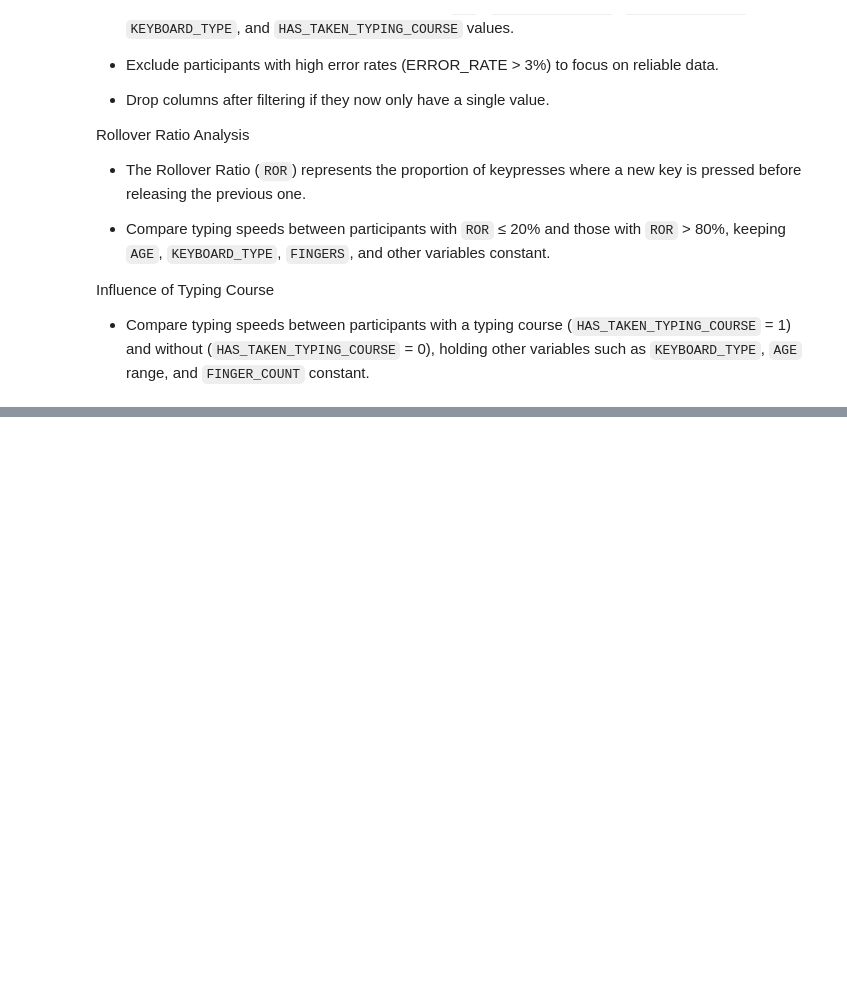
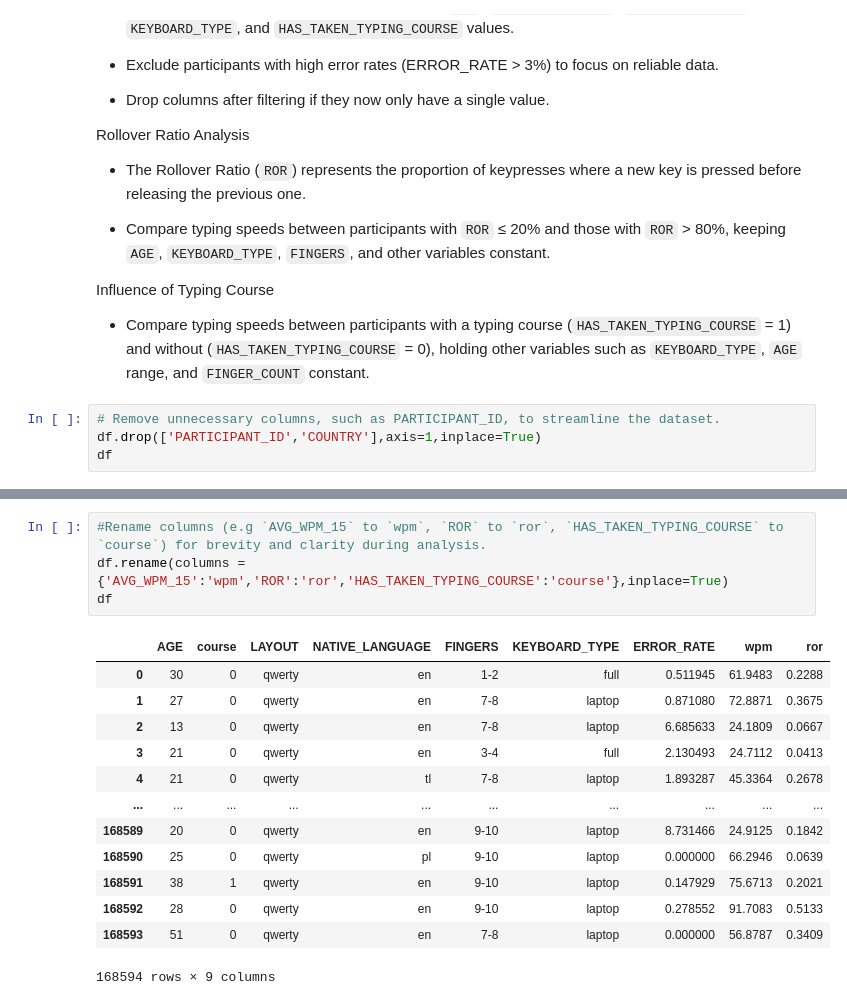
Before and after one commit to SerhatKaraarslann/Python_Data_Projects, a Jupyter notebook: Data Cleaning/typing-speeds-project/typing-speeds-project/typing-speeds.ipynb, the cells around one changed output, grey strips where cells are left out. Cells and saved outputs as stored; diff of their text form; blank space fills up the shorter version.

```diff
--- a/Data Cleaning/typing-speeds-project/typing-speeds-project/typing-speeds.ipynb
+++ b/Data Cleaning/typing-speeds-project/typing-speeds-project/typing-speeds.ipynb
@@ -68,3 +68,7 @@ Rollover Ratio Analysis
 
 Influence of Typing Course
 - Compare typing speeds between participants with a typing course (`HAS_TAKEN_TYPING_COURSE` = 1) and without (`HAS_TAKEN_TYPING_COURSE` = 0), holding other variables such as `KEYBOARD_TYPE`, `AGE` range, and `FINGER_COUNT` constant.
+# %%
+# Remove unnecessary columns, such as PARTICIPANT_ID, to streamline the dataset.
+df.drop(['PARTICIPANT_ID','COUNTRY'],axis=1,inplace=True)
+df
@@ -70,0 +89,18 @@ Influence of Typing Course
+# %%
+#Rename columns (e.g `AVG_WPM_15` to `wpm`, `ROR` to `ror`, `HAS_TAKEN_TYPING_COURSE` to `course`) for brevity and clarity during analysis.
+df.rename(columns = {'AVG_WPM_15':'wpm','ROR':'ror','HAS_TAKEN_TYPING_COURSE':'course'},inplace=True)
+df
+# %% [output]
+|  | AGE | course | LAYOUT | NATIVE_LANGUAGE | FINGERS | KEYBOARD_TYPE | ERROR_RATE | wpm | ror |
+| 0 | 30 | 0 | qwerty | en | 1-2 | full | 0.511945 | 61.9483 | 0.2288 |
+| 1 | 27 | 0 | qwerty | en | 7-8 | laptop | 0.871080 | 72.8871 | 0.3675 |
+| 2 | 13 | 0 | qwerty | en | 7-8 | laptop | 6.685633 | 24.1809 | 0.0667 |
+| 3 | 21 | 0 | qwerty | en | 3-4 | full | 2.130493 | 24.7112 | 0.0413 |
+| 4 | 21 | 0 | qwerty | tl | 7-8 | laptop | 1.893287 | 45.3364 | 0.2678 |
+| ... | ... | ... | ... | ... | ... | ... | ... | ... | ... |
+| 168589 | 20 | 0 | qwerty | en | 9-10 | laptop | 8.731466 | 24.9125 | 0.1842 |
+| 168590 | 25 | 0 | qwerty | pl | 9-10 | laptop | 0.000000 | 66.2946 | 0.0639 |
+| 168591 | 38 | 1 | qwerty | en | 9-10 | laptop | 0.147929 | 75.6713 | 0.2021 |
+| 168592 | 28 | 0 | qwerty | en | 9-10 | laptop | 0.278552 | 91.7083 | 0.5133 |
+| 168593 | 51 | 0 | qwerty | en | 7-8 | laptop | 0.000000 | 56.8787 | 0.3409 |
+168594 rows × 9 columns
```
Also changed, not shown: parts of 4 cells of this notebook.
